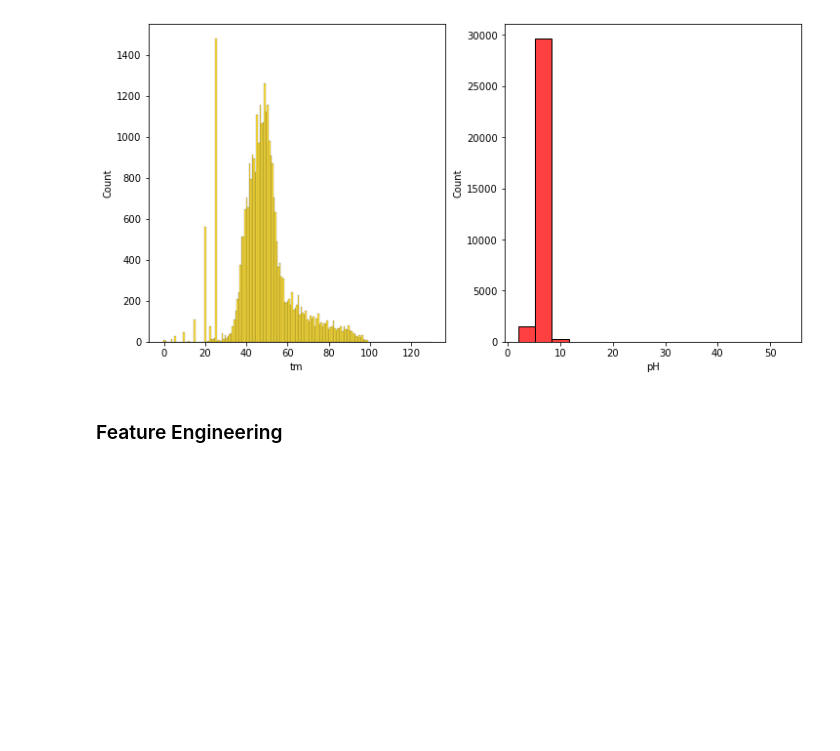
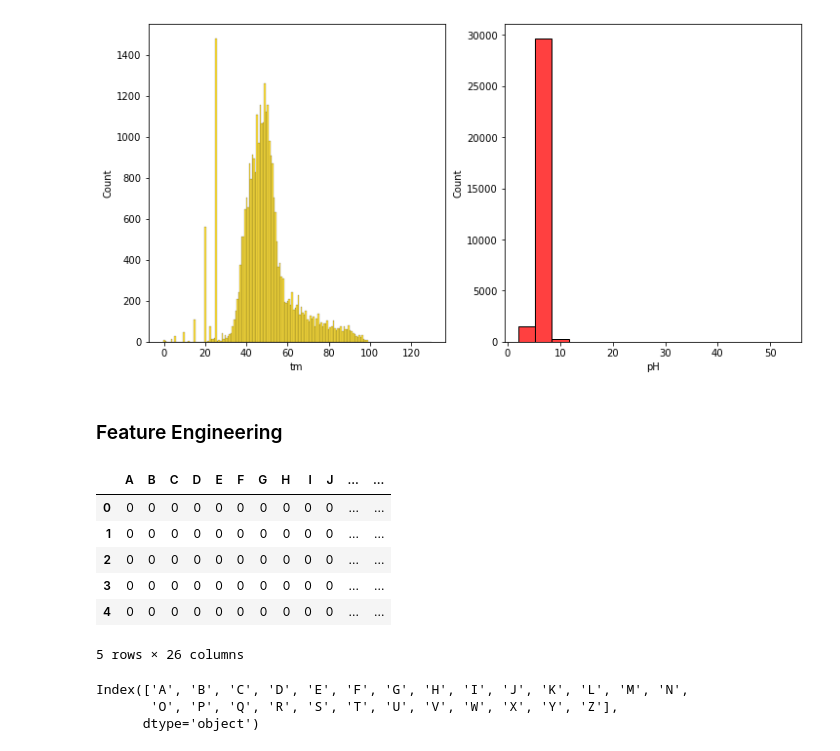
Before and after one commit to geofias/Novozymes-Kaggle, a Jupyter notebook: enzyme.ipynb, the cells around one changed output. Cells and saved outputs as stored; diff of their text form; code cells hidden in the pictures; blank space fills up the shorter version.

```diff
--- a/enzyme.ipynb
+++ b/enzyme.ipynb
@@ -117,0 +118,21 @@ train["protein_sequence"].unique().shape
+# %%
+import string
+
+alph = list(string.ascii_uppercase)
+# %%
+protein_alph = pd.DataFrame(columns=alph, index=range(train.shape[0])).fillna(0)
+protein_alph.head()
+# %% [output]
+|  | A | B | C | D | E | F | G | H | I | J | ... | ... |
+| 0 | 0 | 0 | 0 | 0 | 0 | 0 | 0 | 0 | 0 | 0 | ... | ... |
+| 1 | 0 | 0 | 0 | 0 | 0 | 0 | 0 | 0 | 0 | 0 | ... | ... |
+| 2 | 0 | 0 | 0 | 0 | 0 | 0 | 0 | 0 | 0 | 0 | ... | ... |
+| 3 | 0 | 0 | 0 | 0 | 0 | 0 | 0 | 0 | 0 | 0 | ... | ... |
+| 4 | 0 | 0 | 0 | 0 | 0 | 0 | 0 | 0 | 0 | 0 | ... | ... |
+5 rows × 26 columns
+# %%
+protein_alph.columns
+# %% [output]
+Index(['A', 'B', 'C', 'D', 'E', 'F', 'G', 'H', 'I', 'J', 'K', 'L', 'M', 'N',
+       'O', 'P', 'Q', 'R', 'S', 'T', 'U', 'V', 'W', 'X', 'Y', 'Z'],
+      dtype='object')
```
Also changed, not shown: parts of 6 cells of this notebook, 1 other file.
